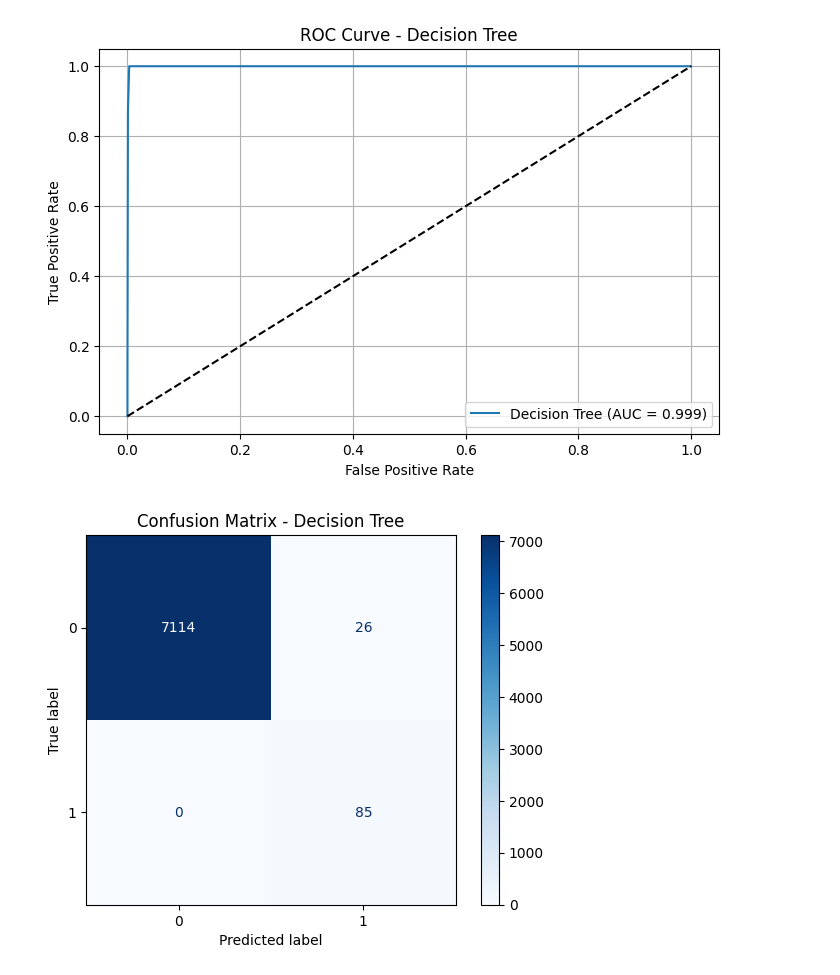
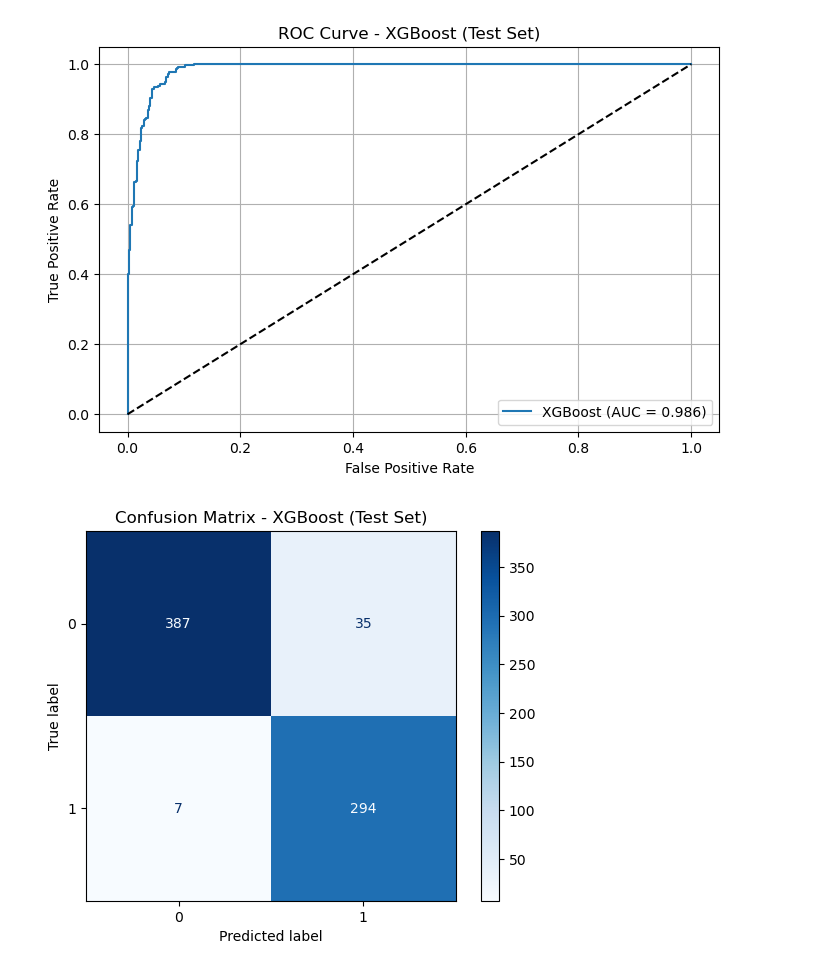
Before and after one commit to Qarsie/Tiktok_Py, a Jupyter notebook: question4.ipynb, the cells around one changed output. Saved outputs shown, nothing was run; the diff lists cells and outputs as text; code cells hidden in the pictures.

Commit message:
modify model

```diff
--- a/question4.ipynb
+++ b/question4.ipynb
@@ -286,30 +431,30 @@ from sklearn.metrics import roc_curve, auc, confusion_matrix, ConfusionMatrixDis
 # %%
+from sklearn.metrics import roc_curve, auc, confusion_matrix, ConfusionMatrixDisplay
 from matplotlib import pyplot as plt
 
-# Predict probabilities and labels
-y_pred_proba = pipeline.predict_proba(X)[:, 1]
-y_pred = pipeline.predict(X)
+# Use the test set and the best model
+# y_test_proba and y_test_pred are already computed in the notebook
 
-# ROC curve
-fpr, tpr, _ = roc_curve(y, y_pred_proba)
+# ROC curve for test set
+fpr, tpr, _ = roc_curve(y_test, y_test_proba)
 roc_auc = auc(fpr, tpr)
 
 plt.figure(figsize=(8, 5))
-plt.plot(fpr, tpr, label=f'{name} (AUC = {roc_auc:.3f})')
+plt.plot(fpr, tpr, label=f'{best_model_name} (AUC = {roc_auc:.3f})')
 plt.plot([0, 1], [0, 1], 'k--')  # Diagonal line
 plt.xlabel('False Positive Rate')
 plt.ylabel('True Positive Rate')
-plt.title(f'ROC Curve - {name}')
+plt.title(f'ROC Curve - {best_model_name} (Test Set)')
 plt.legend(loc='lower right')
 plt.grid(True)
 plt.show()
 
-# Confusion matrix
-cm = confusion_matrix(y, y_pred)
+# Confusion matrix for test set
+cm = confusion_matrix(y_test, y_test_pred)
 disp = ConfusionMatrixDisplay(confusion_matrix=cm)
 disp.plot(cmap=plt.cm.Blues)
-plt.title(f'Confusion Matrix - {name}')
+plt.title(f'Confusion Matrix - {best_model_name} (Test Set)')
 plt.show()
 # %% [output]
-[figure, old version]
+[figure, new version]
-[figure, old version]
+[figure, new version]
```
Also changed, not shown: parts of 2 cells of this notebook, 2 other files.
